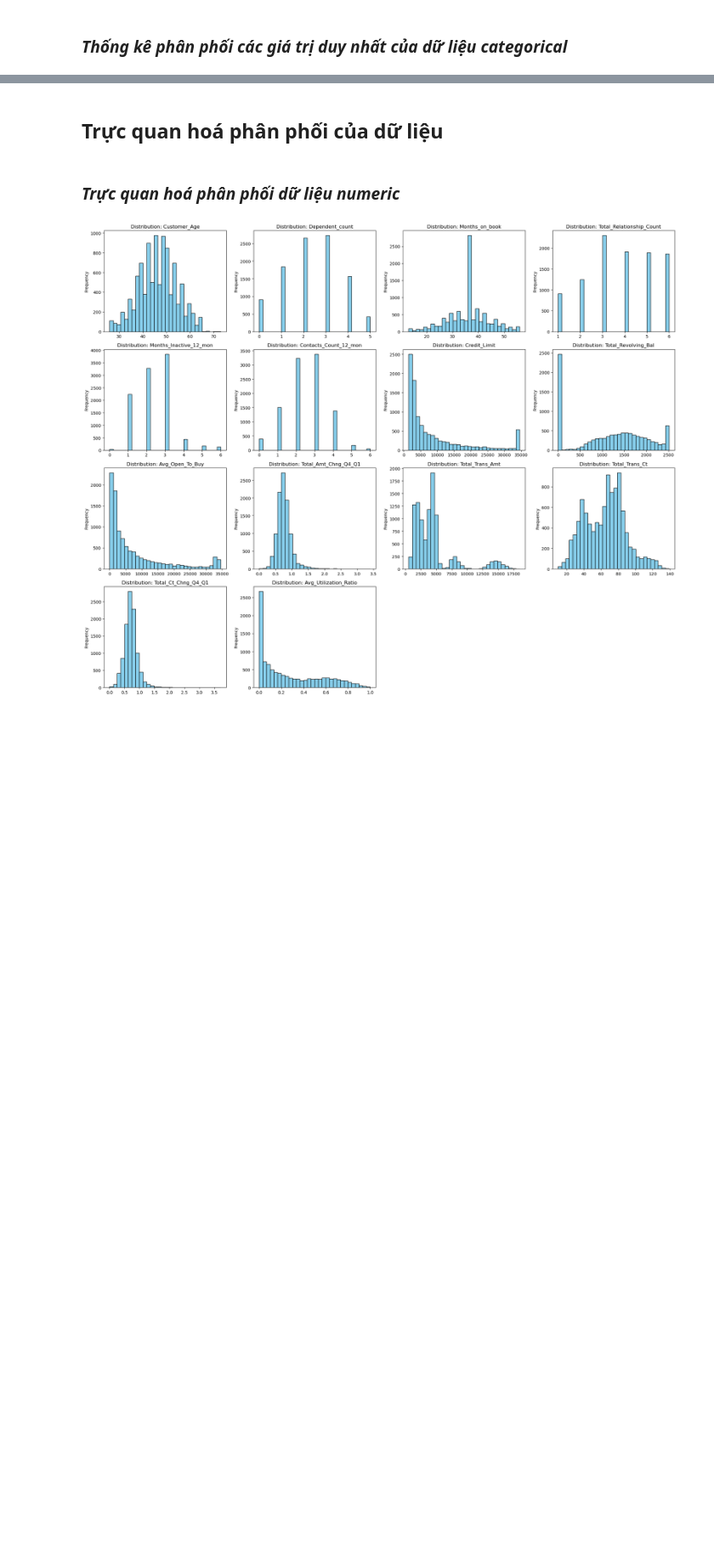
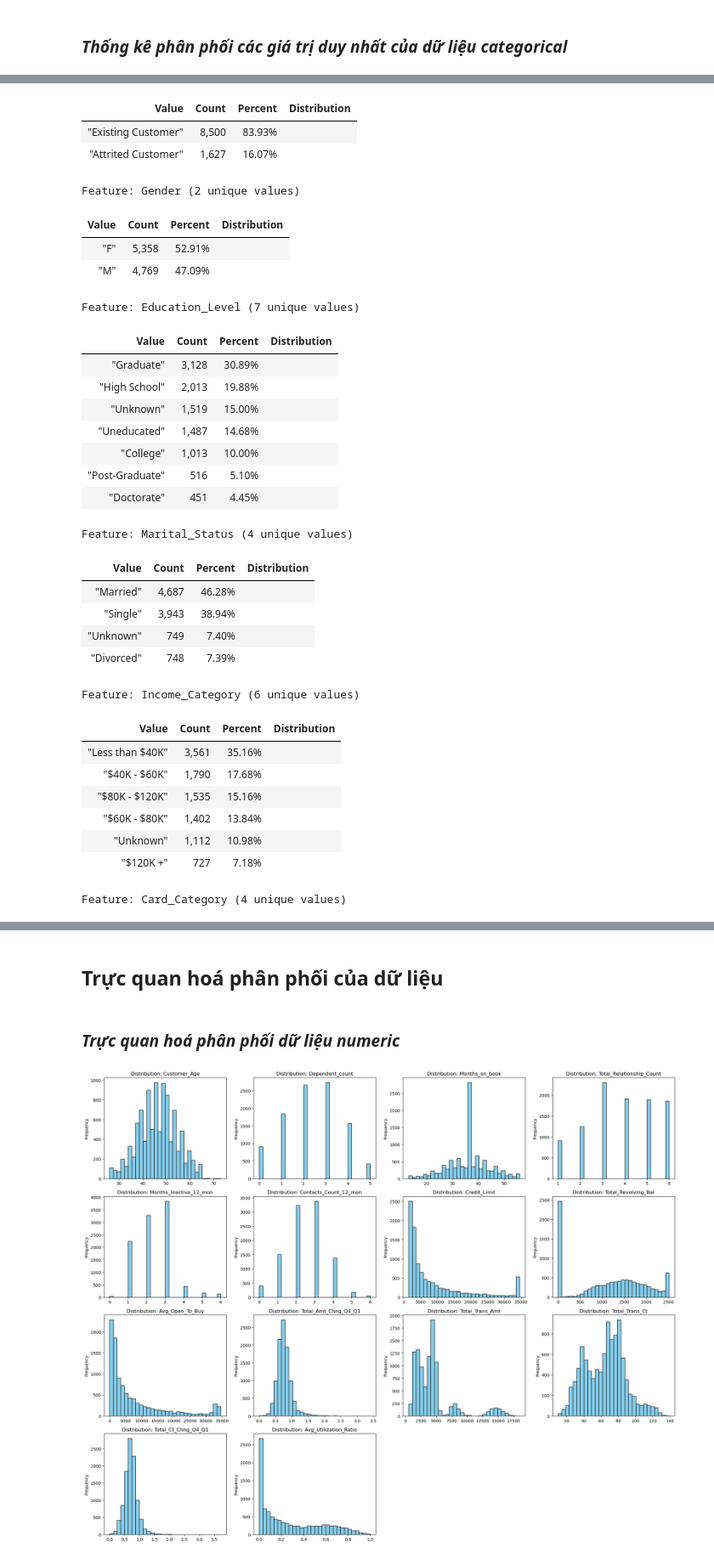
Before and after one commit to nbao0208/l2-numpy-for-data-science, a Jupyter notebook: notebooks/01_data_exploration.ipynb, the cells around one changed output, grey strips where cells are left out. Shown at 85% size. Drawn from its saved outputs; the diff is of its cells as text; code cells hidden in the pictures; blank space fills up the shorter version.

```diff
--- a/notebooks/01_data_exploration.ipynb
+++ b/notebooks/01_data_exploration.ipynb
@@ -160,30 +200,56 @@ Avg_Utilization_Ratio          |       0.27 |       0.28 |       0.18 |       0.
 # %% [markdown]
 ### *Thống kê phân phối các giá trị duy nhất của dữ liệu categorical*
 # %%
-print(f" THỐNG KÊ PHÂN PHỐI BIẾN PHÂN LOẠI (CATEGORICAL)")
-print(f"{'='*85}")
+html_report = """
+<h3 style="color: #2c3e50;"> THỐNG KÊ PHÂN PHỐI BIẾN PHÂN LOẠI</h3>
+<hr style="border: 1px solid #eee;">
+"""
 
 for col in categorical_fields:
     col_data = data[col]
     values, counts = np.unique(col_data, return_counts=True)
     total = len(col_data)
 
+    # Sắp xếp giảm dần theo số lượng
     sorted_indices = np.argsort(-counts)
     values = values[sorted_indices]
     counts = counts[sorted_indices]
 
-    print(f" FEATURE: {col} (Có {len(values)} giá trị duy nhất)")
-    print(f"{'-'*85}")
-    print(f"{'VALUE':<30} | {'COUNT':>10} | {'PERCENT':>8} | {'DISTRIBUTION'}")
+    html_report += f"""
+    <div style="margin-bottom: 20px;">
+        <h4 style="margin: 10px 0;"> Feature: <b>{col}</b> <span style="font-size: 0.8em; color: #7f8c8d;">({len(values)} unique values)</span></h4>
+        <table style="width: 100%; border-collapse: collapse; font-family: sans-serif;">
+            <thead style="background-color: #f8f9fa;">
+                <tr style="border-bottom: 2px solid #ddd; text-align: left;">
+                    <th style="padding: 8px; width: 30%;">Value</th>
+                    <th style="padding: 8px; width: 15%; text-align: right;">Count</th>
+                    <th style="padding: 8px; width: 15%; text-align: right;">Percent</th>
+                    <th style="padding: 8px; width: 40%;">Distribution</th>
+                </tr>
+            </thead>
+            <tbody>
+    """
 
     for v, c in zip(values, counts):
         pct = (c / total) * 100
-        bar_length = int(pct / 5)
-        bar_chart = '█' * bar_length
-
         val_str = str(v)
 
-        print(f"{val_str:<30} | {c:>10,} | {pct:>7.2f}% | {bar_chart}")
+        bar_html = f"""
+        <div style="background-color: #e9ecef; width: 100%; border-radius: 4px; overflow: hidden;">
+            <div style="width: {pct}%; background-color: #3498db; height: 12px;"></div>
+        </div>
+        """
 
-    print(f"{'='*85}\n")
+        html_report += f"""
+            <tr style="border-bottom: 1px solid #eee;">
+                <td style="padding: 6px 8px;"><code>{val_str}</code></td>
+                <td style="padding: 6px 8px; text-align: right;"><b>{c:,}</b></td>
+                <td style="padding: 6px 8px; text-align: right;">{pct:.2f}%</td>
+                <td style="padding: 6px 8px; vertical-align: middle;">{bar_html}</td>
+            </tr>
+        """
+
+    html_report += "</tbody></table></div>"
+
+display(HTML(html_report))
 # %% [output]
@@ -206,0 +258,31 @@ VALUE                          |      COUNT |  PERCENT | DISTRIBUTION
+| Value | Count | Percent | Distribution |
+| "Existing Customer" | 8,500 | 83.93% |  |
+| "Attrited Customer" | 1,627 | 16.07% |  |
+Feature: Gender (2 unique values)
+| Value | Count | Percent | Distribution |
+| "F" | 5,358 | 52.91% |  |
+| "M" | 4,769 | 47.09% |  |
+Feature: Education_Level (7 unique values)
+| Value | Count | Percent | Distribution |
+| "Graduate" | 3,128 | 30.89% |  |
+| "High School" | 2,013 | 19.88% |  |
+| "Unknown" | 1,519 | 15.00% |  |
+| "Uneducated" | 1,487 | 14.68% |  |
+| "College" | 1,013 | 10.00% |  |
+| "Post-Graduate" | 516 | 5.10% |  |
+| "Doctorate" | 451 | 4.45% |  |
+Feature: Marital_Status (4 unique values)
+| Value | Count | Percent | Distribution |
+| "Married" | 4,687 | 46.28% |  |
+| "Single" | 3,943 | 38.94% |  |
+| "Unknown" | 749 | 7.40% |  |
+| "Divorced" | 748 | 7.39% |  |
+Feature: Income_Category (6 unique values)
+| Value | Count | Percent | Distribution |
+| "Less than $40K" | 3,561 | 35.16% |  |
+| "$40K - $60K" | 1,790 | 17.68% |  |
+| "$80K - $120K" | 1,535 | 15.16% |  |
+| "$60K - $80K" | 1,402 | 13.84% |  |
+| "Unknown" | 1,112 | 10.98% |  |
+| "$120K +" | 727 | 7.18% |  |
+Feature: Card_Category (4 unique values)
```
Also changed, not shown: parts of 9 cells of this notebook, 1 other file.
